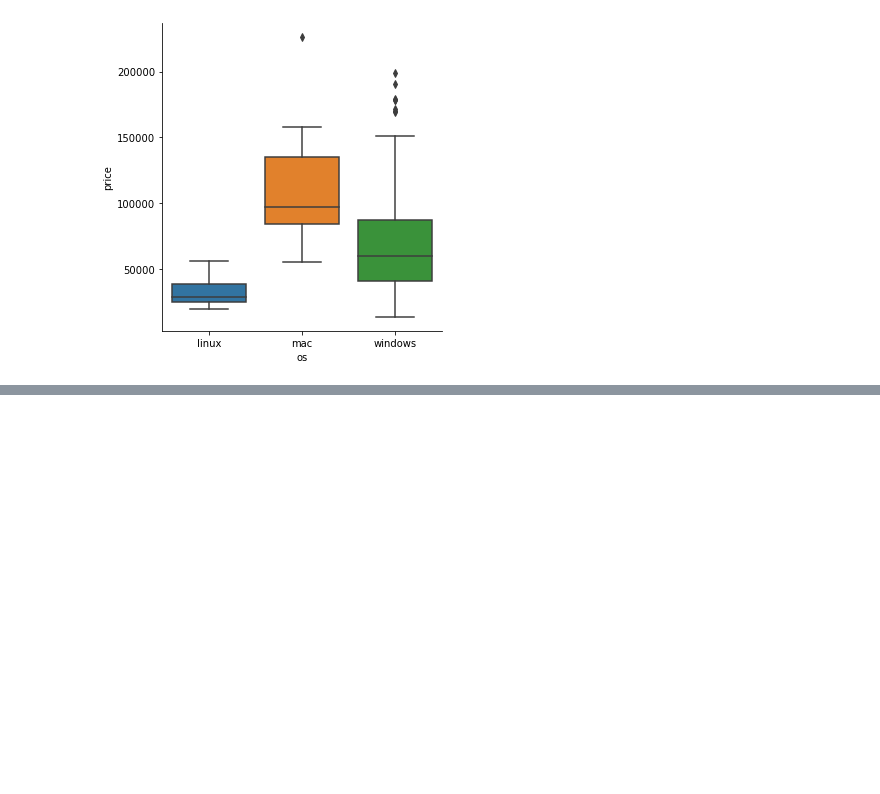
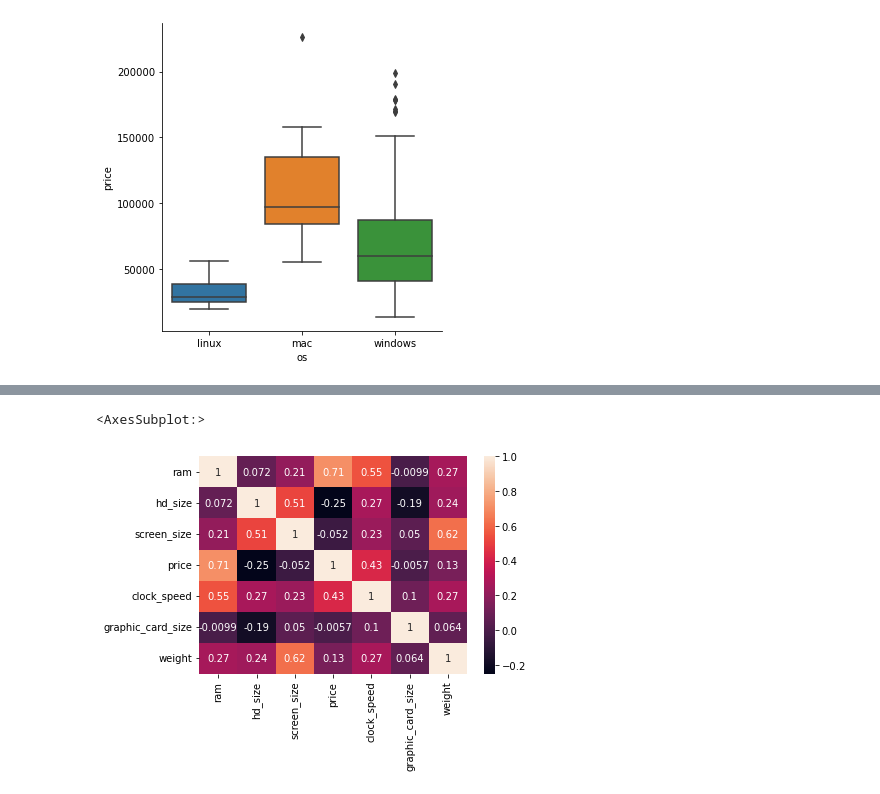
Before and after one commit to JiseokChoi/Python_Practice1, a Jupyter notebook: Data_Science.ipynb, the cells around one changed output, grey strips where cells are left out. Cells and saved outputs as stored; diff of their text form; code cells hidden in the pictures; blank space fills up the shorter version.

```diff
--- a/Data_Science.ipynb
+++ b/Data_Science.ipynb
@@ -92,0 +108,7 @@ sns.catplot(data = df, x = 'os', y = 'price', kind = 'strip', hue = 'processor_b
+# %%
+%matplotlib inline
+
+sns.heatmap(df.corr(), annot = True)  # 히트맵(Heat Map) : 색이 밝을 수록 상관계수가 높다. (annot : 상관계수도 나타낸다.)
+# %% [output]
+<AxesSubplot:>
+[figure, added]
```
Also changed, not shown: parts of 59 cells of this notebook, 11 other files.
